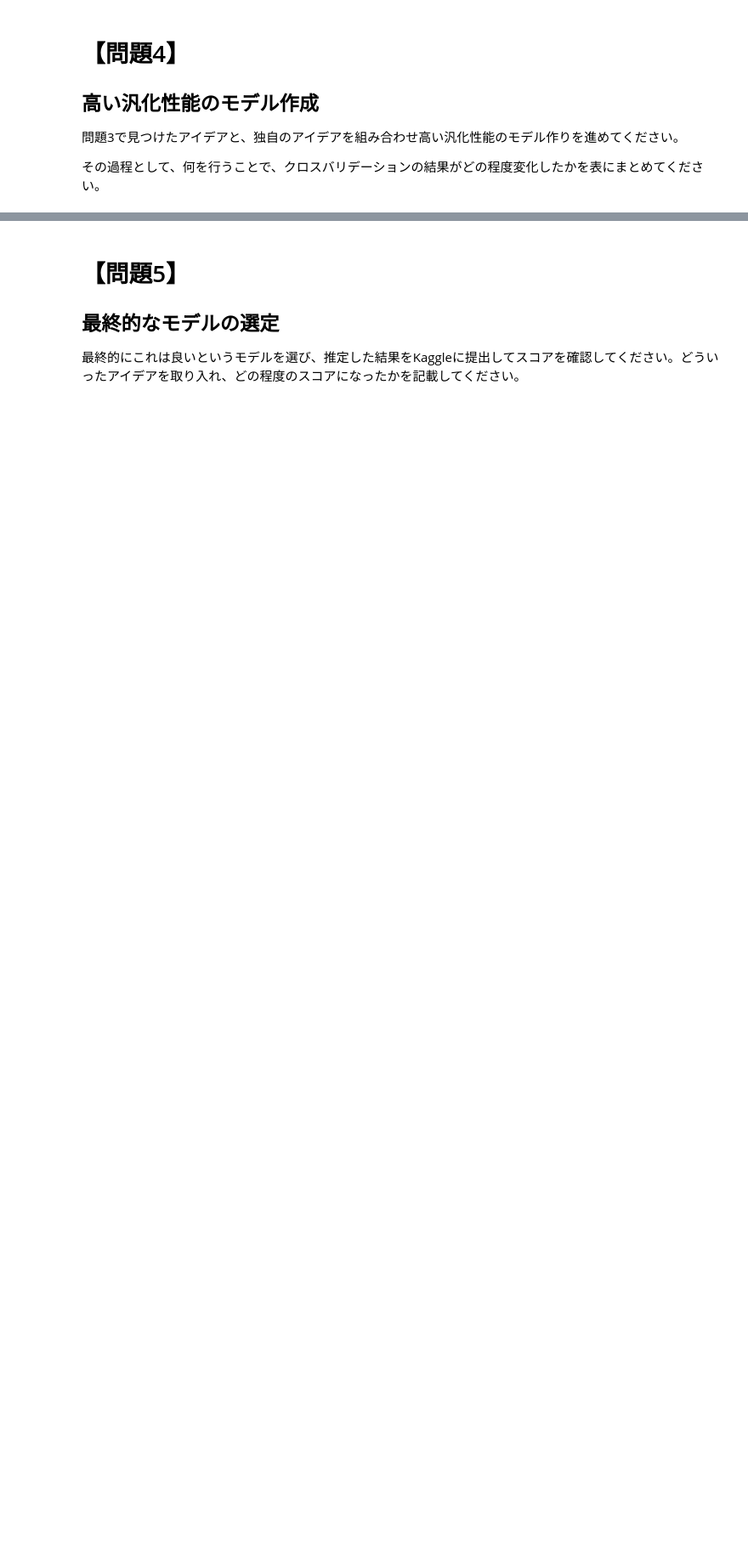
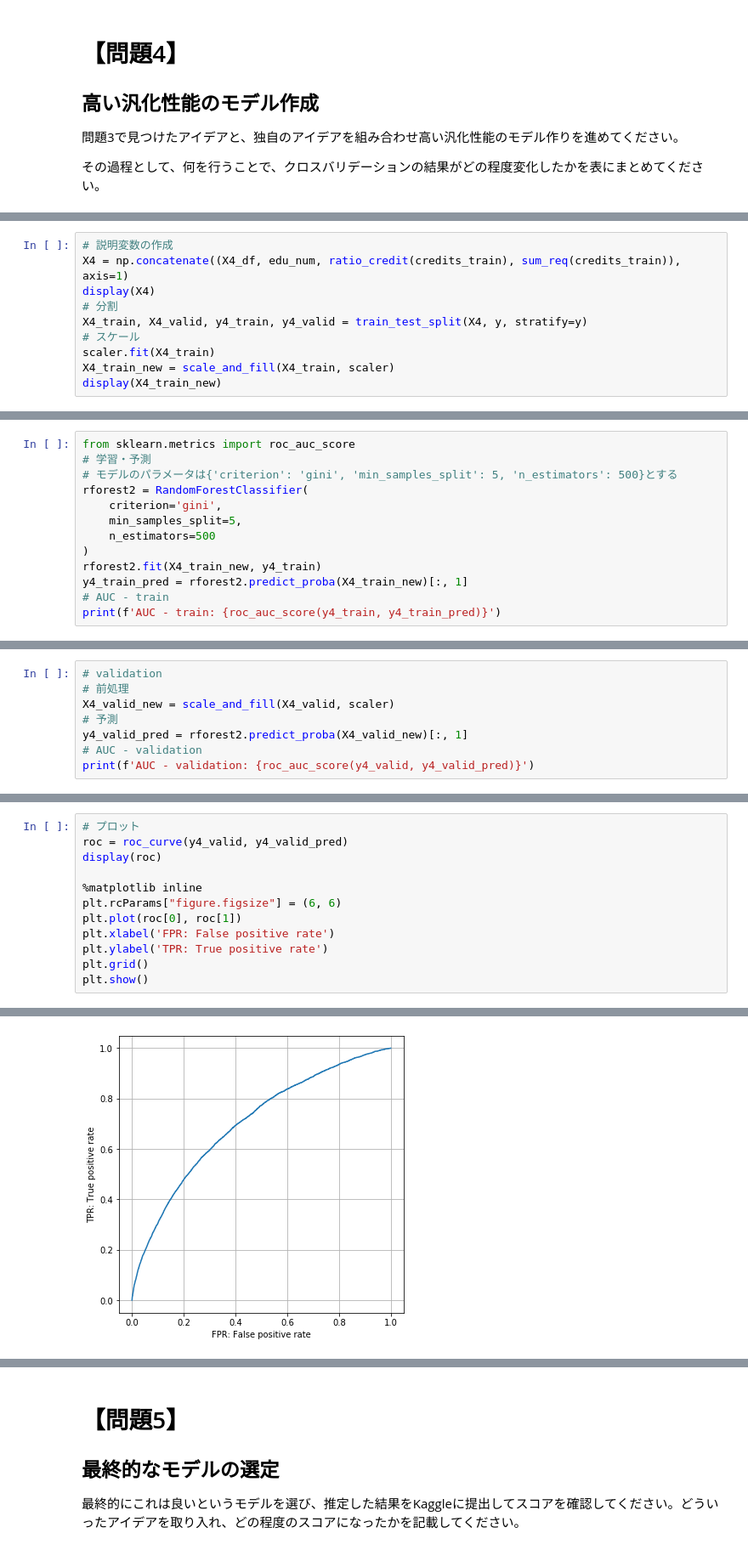
Before and after one commit to taiki-nakaso/diveintocode-ml, a Jupyter notebook: src/sprint/sprint1/session1.ipynb, the cells around one changed output, grey strips where cells are left out. Shown at 85% size. Cells and saved outputs as stored; diff of their text form; blank space fills up the shorter version.

```diff
--- a/src/sprint/sprint1/session1.ipynb
+++ b/src/sprint/sprint1/session1.ipynb
@@ -210,0 +328,10 @@ KaggleのNotebooksから様々なアイデアを見つけ出して、列挙し
+# %%
+# 説明変数の作成
+X4 = np.concatenate((X4_df, edu_num, ratio_credit(credits_train), sum_req(credits_train)), axis=1)
+display(X4)
+# 分割
+X4_train, X4_valid, y4_train, y4_valid = train_test_split(X4, y, stratify=y)
+# スケール
+scaler.fit(X4_train)
+X4_train_new = scale_and_fill(X4_train, scaler)
+display(X4_train_new)
@@ -210,0 +365,13 @@ KaggleのNotebooksから様々なアイデアを見つけ出して、列挙し
+# %%
+from sklearn.metrics import roc_auc_score
+# 学習・予測
+# モデルのパラメータは{'criterion': 'gini', 'min_samples_split': 5, 'n_estimators': 500}とする
+rforest2 = RandomForestClassifier(
+    criterion='gini',
+    min_samples_split=5,
+    n_estimators=500
+)
+rforest2.fit(X4_train_new, y4_train)
+y4_train_pred = rforest2.predict_proba(X4_train_new)[:, 1]
+# AUC - train
+print(f'AUC - train: {roc_auc_score(y4_train, y4_train_pred)}')
@@ -210,0 +380,8 @@ KaggleのNotebooksから様々なアイデアを見つけ出して、列挙し
+# %%
+# validation
+# 前処理
+X4_valid_new = scale_and_fill(X4_valid, scaler)
+# 予測
+y4_valid_pred = rforest2.predict_proba(X4_valid_new)[:, 1]
+# AUC - validation
+print(f'AUC - validation: {roc_auc_score(y4_valid, y4_valid_pred)}')
@@ -210,0 +390,13 @@ KaggleのNotebooksから様々なアイデアを見つけ出して、列挙し
+# %%
+# プロット
+roc = roc_curve(y4_valid, y4_valid_pred)
+display(roc)
+
+%matplotlib inline
+plt.rcParams["figure.figsize"] = (6, 6)
+plt.plot(roc[0], roc[1])
+plt.xlabel('FPR: False positive rate')
+plt.ylabel('TPR: True positive rate')
+plt.grid()
+plt.show()
+# %% [output]
@@ -210,0 +409 @@ KaggleのNotebooksから様々なアイデアを見つけ出して、列挙し
+[figure, added]
```
Also changed, not shown: parts of 15 cells of this notebook, 7 other files.
